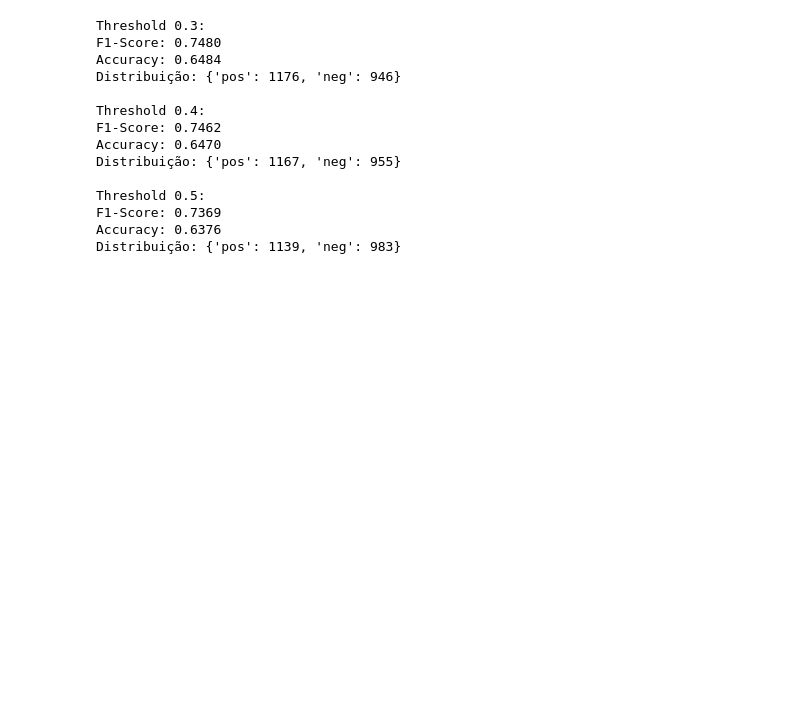
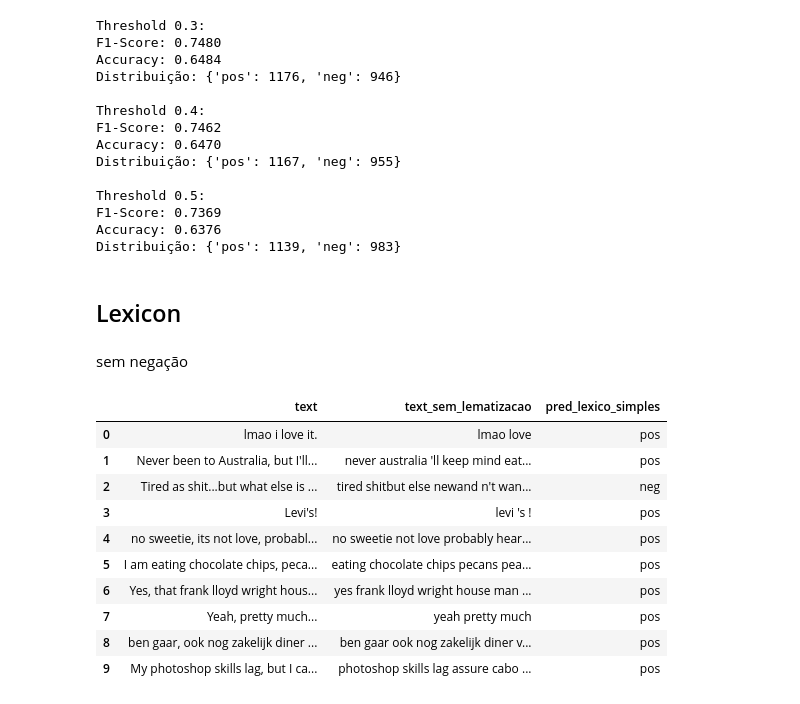
Before and after one commit to fernandorocha23/text_mining, a Jupyter notebook: project/Início.ipynb, the cells around one changed output. Drawn from its saved outputs; the diff is of its cells as text; code cells hidden in the pictures; blank space fills up the shorter version.

```diff
--- a/project/Início.ipynb
+++ b/project/Início.ipynb
@@ -751,3 +775,11 @@ Threshold 0.5:
 F1-Score: 0.7369
 Accuracy: 0.6376
 Distribuição: {'pos': 1139, 'neg': 983}
+# %% [markdown]
+## Lexicon
+# %%
+data_lex = pd.read_csv("../lexicon/NRC-lexicon.csv", encoding="utf-8", index_col=["English"])
+
+lex = (data_lex['Positive'] - data_lex['Negative']).to_dict()
+# %% [markdown]
+sem negação
@@ -753,0 +800,14 @@ Distribuição: {'pos': 1139, 'neg': 983}
+# %%
+df_test.head(10)[['text', 'text_sem_lematizacao', 'pred_lexico_simples']]
+# %% [output]
+|  | text | text_sem_lematizacao | pred_lexico_simples |
+| 0 | lmao i love it. | lmao love | pos |
+| 1 | Never been to Australia, but I'll... | never australia 'll keep mind eat... | pos |
+| 2 | Tired as shit...but what else is ... | tired shitbut else newand n't wan... | neg |
+| 3 | Levi's! | levi 's ! | pos |
+| 4 | no sweetie, its not love, probabl... | no sweetie not love probably hear... | pos |
+| 5 | I am eating chocolate chips, peca... | eating chocolate chips pecans pea... | pos |
+| 6 | Yes, that frank lloyd wright hous... | yes frank lloyd wright house man ... | pos |
+| 7 | Yeah, pretty much... | yeah pretty much | pos |
+| 8 | ben gaar, ook nog zakelijk diner ... | ben gaar ook nog zakelijk diner v... | pos |
+| 9 | My photoshop skills lag, but I ca... | photoshop skills lag assure cabo ... | pos |
```
Also changed, not shown: parts of 16 cells of this notebook, 2 other files.
